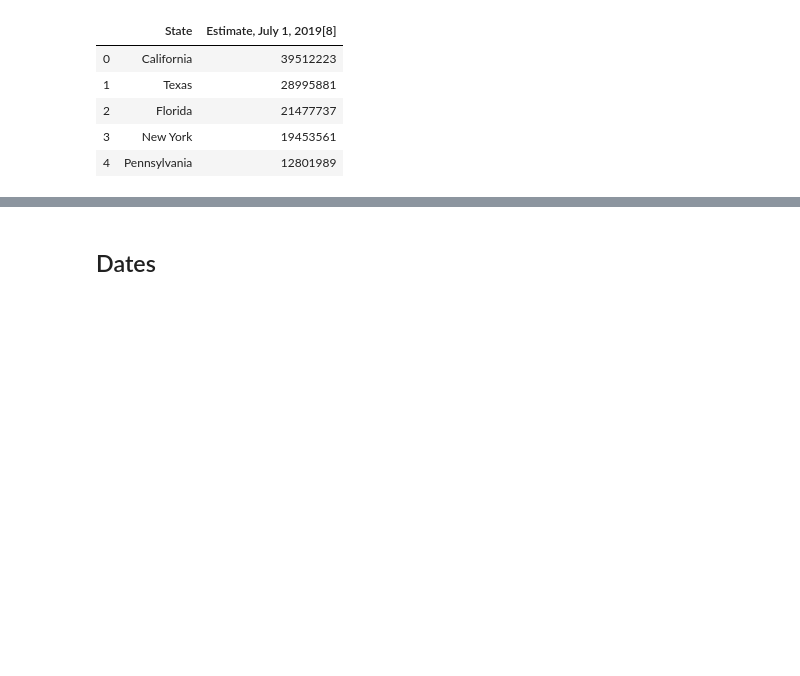
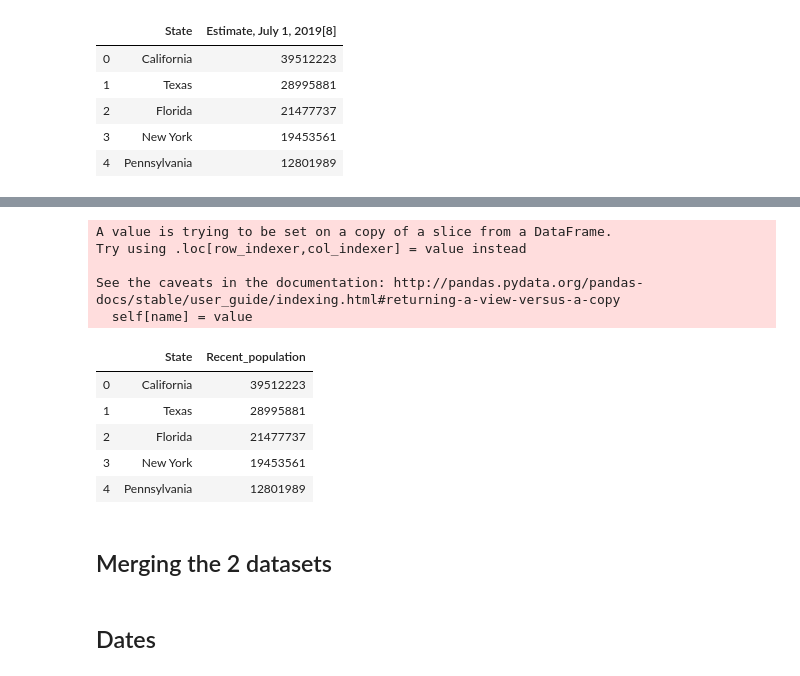
Before and after one commit to kmair/covid-usa, a Jupyter notebook: EDA.ipynb, the cells around one changed output, grey strips where cells are left out. Saved outputs shown, nothing was run; the diff lists cells and outputs as text; code cells hidden in the pictures; blank space fills up the shorter version.

```diff
--- a/EDA.ipynb
+++ b/EDA.ipynb
@@ -97,3 +94,41 @@ Utah
+# %%
+import re
+import warnings
+warnings.filterwarnings("ignore")
+
+def pre_process(total_pop):
+    '''Pre-process population values where in some cases the references might
+    have '...[..]' pattern signifying reference
+    '''
+    try:
+        num = int(total_pop)
+    except:
+        m = re.match(r'\d+[\d+]', total_pop)
+        num = int(m.group(0))
+
+    return num
+
+pop_df.rename(columns={pop_df.columns[1]: 'Recent_population'}, inplace=True)
+
+pop_df['Recent_population'] = pop_df['Recent_population'].apply(pre_process)
+
+pop_df[pop_df.State == 'U.S. Virgin Islands'].State = 'Virgin Islands'
+
+pop_df.head()
+# %% [output]
+A value is trying to be set on a copy of a slice from a DataFrame.
+Try using .loc[row_indexer,col_indexer] = value instead
+
+See the caveats in the documentation: http://pandas.pydata.org/pandas-docs/stable/user_guide/indexing.html#returning-a-view-versus-a-copy
+  self[name] = value
+|  | State | Recent_population |
+| 0 | California | 39512223 |
+| 1 | Texas | 28995881 |
+| 2 | Florida | 21477737 |
+| 3 | New York | 19453561 |
+| 4 | Pennsylvania | 12801989 |
+# %% [markdown]
+## Merging the 2 datasets
 # %% [markdown]
  ## Dates
 # %%
```
Also changed, not shown: parts of 11 cells of this notebook.
